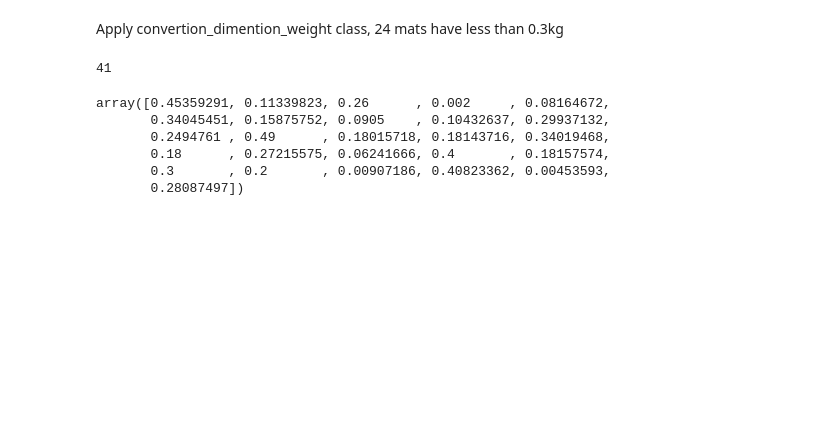
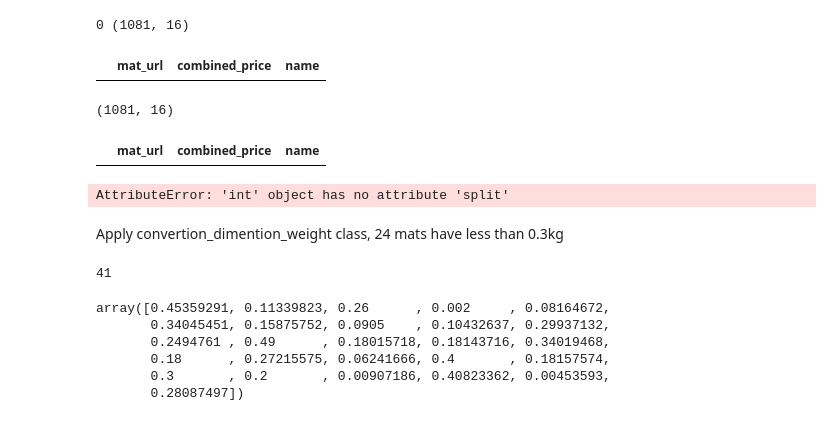
Before and after one commit to Kaoutar-Nahli/Feature-Engineering-Regression-Models-MLflow, a Jupyter notebook: feature_enginering.ipynb, the cells around one changed output. Cells and saved outputs as stored; diff of their text form; code cells hidden in the pictures; blank space fills up the shorter version.

```diff
--- a/feature_enginering.ipynb
+++ b/feature_enginering.ipynb
@@ -7,10 +7,27 @@ import re
 # %%
 
 df = pd.read_csv('amazon_data_cleaned_01.csv')
 df.columns
+
+df.drop('Unnamed: 0', axis=1,inplace=True)
 df = df.replace('nan', np.nan, regex=True)
-df = df.replace(0, np.nan, regex=True)
-df.drop('Unnamed: 0', axis=1,inplace=True)
+df = df.replace(np.nan, 0,  regex=True)
+df.drop(df[df.name==0].index, axis=0,inplace=True)
+#drop duplicated values
+df = df.drop_duplicates(['mat_url'])
+duplicates = df.duplicated(['mat_url','name'])
+print(duplicates.sum(), df.shape)
+df[duplicates][['mat_url','combined_price', 'name']]
+# %% [output]
+0 (1081, 16)
+|  | mat_url | combined_price | name |
+# %%
+
+print(df.shape)
+df[duplicates][['mat_url','combined_price', 'name']]
+# %% [output]
+(1081, 16)
+|  | mat_url | combined_price | name |
 # %%
 #Cleaning number of reviews
 pd.set_option('display.max_colwidth', 30)
@@ -26,6 +43,8 @@ df['rating'] = df['rating'].str.replace('out of 5','').astype('float')
 #divide weight into float and dimention
 df['weight_float'] = df['weight'].apply(lambda x:  x if type(x)==float else x.split()[0]).astype(float)
 df['weight_dimention'] = df['weight'].apply(lambda x:  x if type(x)==float else x.split()[1]).str.lower()
+# %% [output]
+AttributeError: 'int' object has no attribute 'split'
 # %%
 class dimention_convertion_weight():
     '''
```
Also changed, not shown: parts of 17 cells of this notebook.
